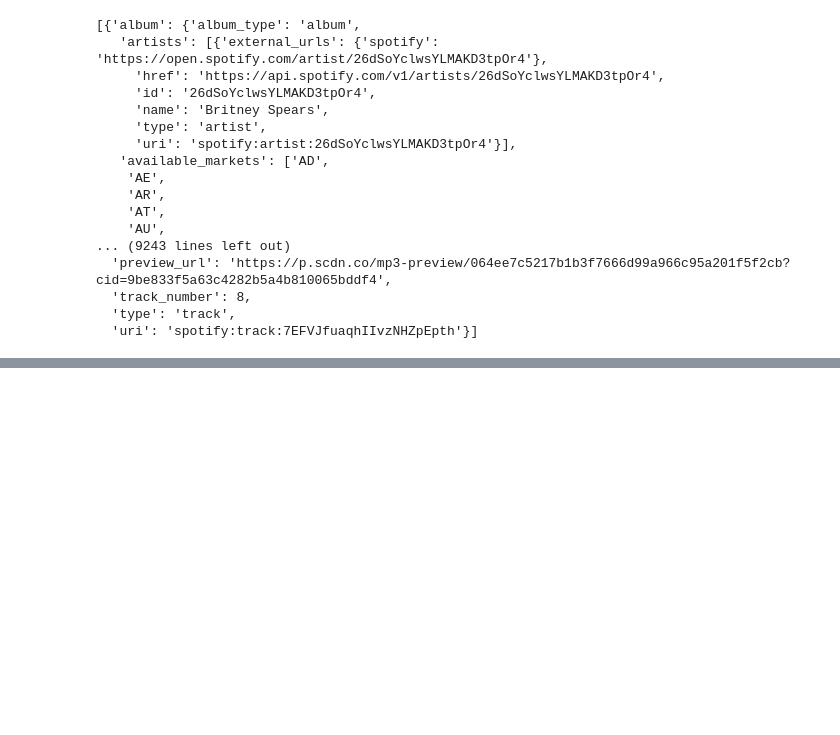
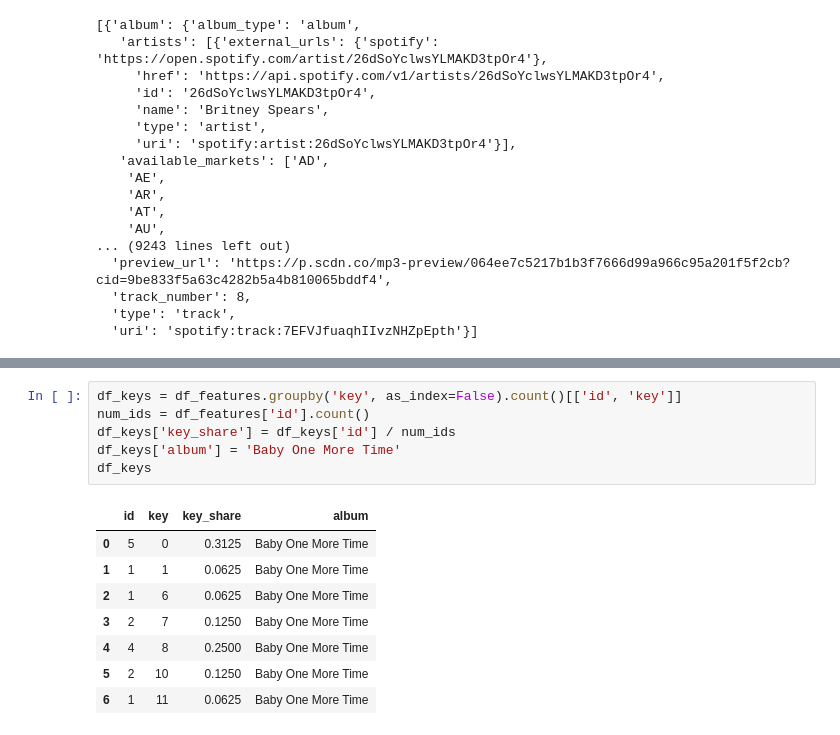
Before and after one commit to monicamow/spotify_playlists, a Jupyter notebook: its_britney_bish.ipynb, the cells around one changed output, grey strips where cells are left out. Saved outputs shown, nothing was run; the diff lists cells and outputs as text; blank space fills up the shorter version.

```diff
--- a/its_britney_bish.ipynb
+++ b/its_britney_bish.ipynb
@@ -62,0 +195,15 @@ results['tracks']['items']
+# %%
+df_keys = df_features.groupby('key', as_index=False).count()[['id', 'key']]
+num_ids = df_features['id'].count()
+df_keys['key_share'] = df_keys['id'] / num_ids
+df_keys['album'] = 'Baby One More Time'
+df_keys
+# %% [output]
+|  | id | key | key_share | album |
+| 0 | 5 | 0 | 0.3125 | Baby One More Time |
+| 1 | 1 | 1 | 0.0625 | Baby One More Time |
+| 2 | 1 | 6 | 0.0625 | Baby One More Time |
+| 3 | 2 | 7 | 0.1250 | Baby One More Time |
+| 4 | 4 | 8 | 0.2500 | Baby One More Time |
+| 5 | 2 | 10 | 0.1250 | Baby One More Time |
+| 6 | 1 | 11 | 0.0625 | Baby One More Time |
```
Also changed, not shown: parts of 11 cells of this notebook.
